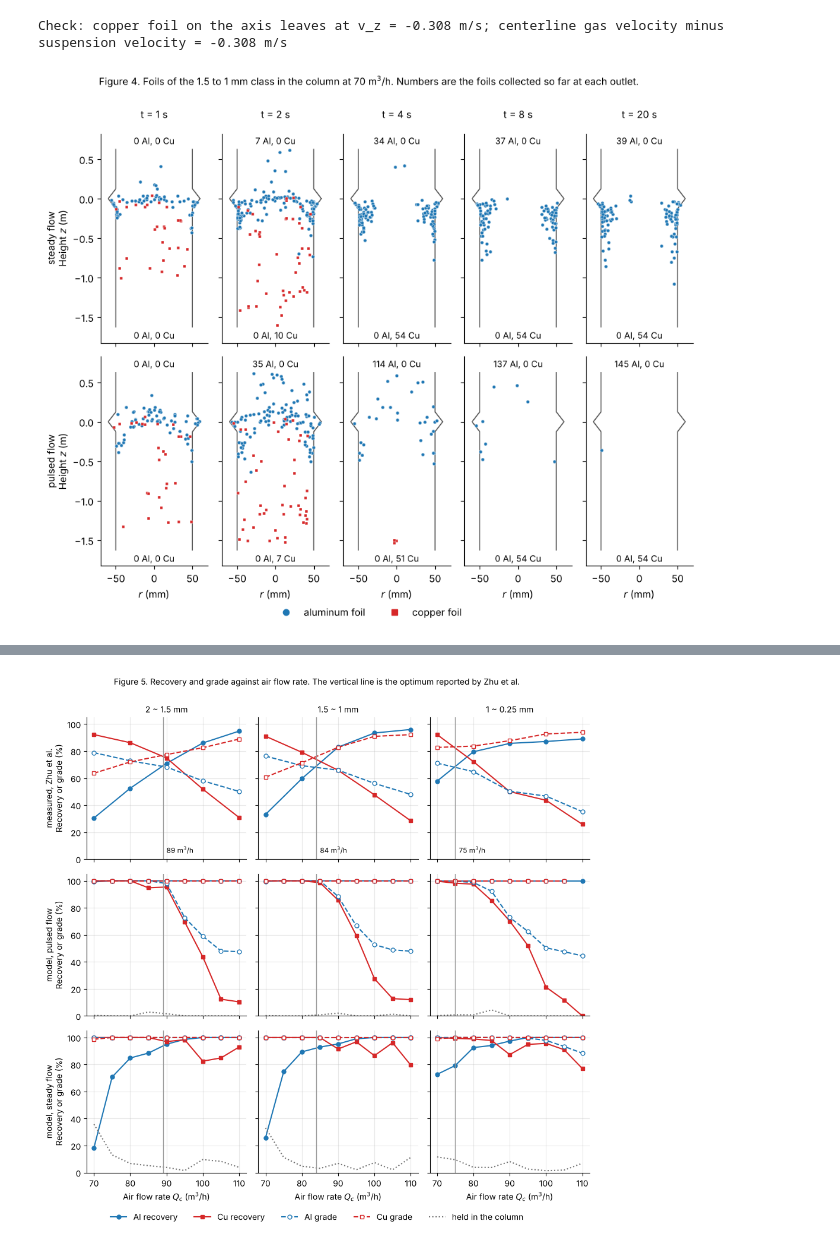
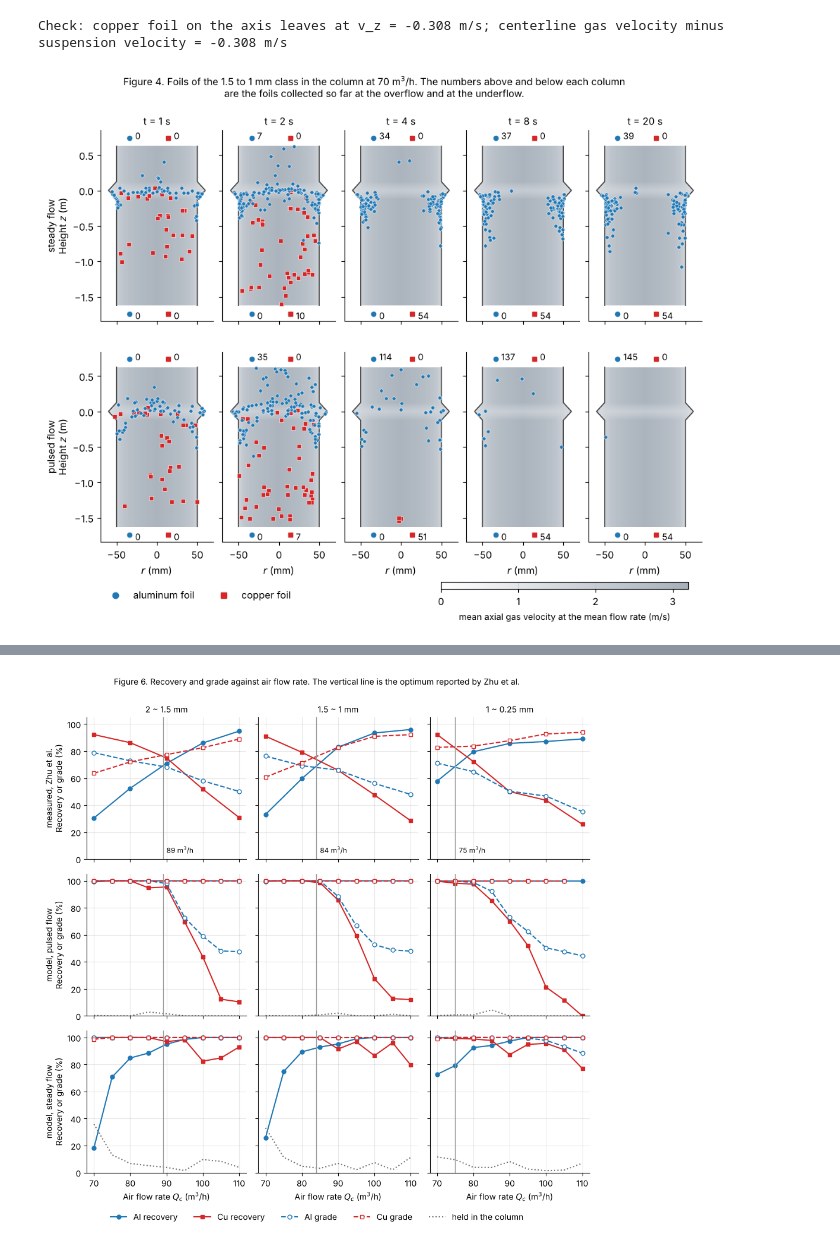
Before and after one commit to yogeshpanchalcodes/pneumatic-separation-model, a Jupyter notebook: Project_Check_In_Final_Project.ipynb, the cells around one changed output, grey strips where cells are left out. Cells and saved outputs as stored; diff of their text form; code cells hidden in the pictures.

```diff
--- a/Project_Check_In_Final_Project.ipynb
+++ b/Project_Check_In_Final_Project.ipynb
@@ -359,7 +359,7 @@ The next cell is the multi-particle model of Sections 2.2, 2.6 and 2.7. One call
 import jax, jax.numpy as jnp
 jax.config.update("jax_enable_x64", True)
 
-dt, T_run, stride = 2.0e-3, 20.0, 100         # time step (s), simulated time (s), steps between stored frames
+dt, T_run, stride = 2.0e-3, 20.0, 10          # time step (s), simulated time (s), steps between stored frames
 e_rest = 0.4                                  # restitution coefficient, particle-particle and particle-wall
 x_al = 52.49 / (52.49 + 64.37)                # aluminum mass fraction of the foils (Zhu et al.)
 n_al = round(200 * (x_al / rho["Al"]) / (x_al / rho["Al"] + (1 - x_al) / rho["Cu"]))
@@ -463,33 +463,45 @@ for name, (lo, hi) in classes.items():
             state, fr = sweep(p, jnp.asarray(flows) / 3600, A * jnp.asarray(flows) / 3600, 0.0)
             no_turbulence[mode] = pd.DataFrame([split(p, is_al, s) for s in np.asarray(state[4])], index=flows)
 # %%
+from matplotlib.colors import LinearSegmentedColormap
+gas_cmap = LinearSegmentedColormap.from_list("gas", ["#ffffff", "#a7b0ba"])   # white (gas at rest) to gray (fastest gas)
+
 def snapshots(axs, mode, name, Q, times):
     r, z, status, is_al, t_feed = frames[mode, name]
     i = list(flows).index(Q)
-    zz = np.linspace(z_bot, z_top, 300)
+    zz = np.linspace(z_bot, z_top, 500)
+    rr = np.linspace(-0.0605, 0.0605, 122)
+    RR, ZZ = np.meshgrid(rr, zz)
+    UZ = np.where(np.abs(RR) <= wall(ZZ), gas_field(RR, ZZ, Q / 3600)[1], np.nan)   # mean axial gas velocity at the mean flow rate
     for a, t in zip(axs, times):
         k = int(round(t / (stride * dt))) - 1
-        a.plot(1e3 * wall(zz), zz, color="0.3", lw=1); a.plot(-1e3 * wall(zz), zz, color="0.3", lw=1)
+        im = a.pcolormesh(1e3 * rr, zz, UZ, cmap=gas_cmap, vmin=0, vmax=3.2, shading="auto", rasterized=True)
+        a.plot(1e3 * wall(zz), zz, color="0.25", lw=1.1); a.plot(-1e3 * wall(zz), zz, color="0.25", lw=1.1)
         inside = (status[i, k] == 0) & (t_feed <= t)
-        for metal, sel, mk in (("Al", is_al, "o"), ("Cu", ~is_al, "s")):
-            a.plot(1e3 * r[i, k][inside & sel], z[i, k][inside & sel], mk, ms=3.5, color=color[metal], mec="white", mew=0.3)
+        for metal, sel, mk in (("Cu", ~is_al, "s"), ("Al", is_al, "o")):
+            a.plot(1e3 * r[i, k][inside & sel], z[i, k][inside & sel], mk, ms=3.8, color=color[metal], mec="white", mew=0.4)
         top, bot = status[i, k] == 1, status[i, k] == -1
-        a.text(0, z_top + 0.04, f"{(top & is_al).sum()} Al, {(top & ~is_al).sum()} Cu", ha="center", va="bottom", fontsize=9)
-        a.text(0, z_bot - 0.04, f"{(bot & is_al).sum()} Al, {(bot & ~is_al).sum()} Cu", ha="center", va="top", fontsize=9)
-        a.set(xlim=(-70, 70), ylim=(z_bot - 0.2, z_top + 0.2), xticks=[-50, 0, 50])
+        for y, sel, va in ((z_top + 0.07, top, "bottom"), (z_bot - 0.07, bot, "top")):          # foils collected so far at each outlet
+            for x, metal, n, mk in ((-34, "Al", (sel & is_al).sum(), "o"), (14, "Cu", (sel & ~is_al).sum(), "s")):
+                a.plot(x, y + (0.045 if va == "bottom" else -0.045), mk, ms=4.5, color=color[metal], clip_on=False)
+                a.text(x + 7, y, f"{n}", ha="left", va=va, fontsize=9)
+        a.set(xlim=(-70, 70), ylim=(z_bot - 0.22, z_top + 0.22), xticks=[-50, 0, 50])
         a.grid(False)
+    return im
 
 times, Q_show = (1, 2, 4, 8, 20), 70
-fig, ax = plt.subplots(2, 5, figsize=(9.5, 7.6), sharex=True, sharey=True)
+fig, ax = plt.subplots(2, 5, figsize=(9.5, 7.8), sharex=True, sharey=True)
 for row, mode in enumerate(("steady", "pulsed")):
-    snapshots(ax[row], mode, "1.5 ~ 1 mm", Q_show, times)
+    im = snapshots(ax[row], mode, "1.5 ~ 1 mm", Q_show, times)
     ax[row, 0].set_ylabel(f"{mode} flow\nHeight $z$ (m)")
-for a, t in zip(ax[0], times): a.set_title(f"t = {t} s", fontsize=10, pad=16)
+for a, t in zip(ax[0], times): a.set_title(f"t = {t} s", fontsize=10, pad=6)
 for a in ax[1]: a.set_xlabel("$r$ (mm)")
 handles = [Line2D([], [], marker="o", ls="", color=color["Al"], label="aluminum foil"), Line2D([], [], marker="s", ls="", color=color["Cu"], label="copper foil")]
-fig.legend(handles=handles, loc="lower center", ncol=2, frameon=False, bbox_to_anchor=(0.5, -0.03))
-fig.suptitle(f"Figure 4. Foils of the 1.5 to 1 mm class in the column at {Q_show} m$^3$/h. Numbers are the foils collected so far at each outlet.", y=1.0, fontsize=10)
-plt.tight_layout()
+fig.subplots_adjust(left=0.09, right=0.99, top=0.885, bottom=0.135, wspace=0.08, hspace=0.16)
+fig.legend(handles=handles, loc="lower left", ncol=2, frameon=False, bbox_to_anchor=(0.085, 0.012))
+cax = fig.add_axes([0.60, 0.050, 0.37, 0.013])
+fig.colorbar(im, cax=cax, orientation="horizontal", ticks=[0, 1, 2, 3]).set_label("mean axial gas velocity at the mean flow rate (m/s)", fontsize=9)
+fig.suptitle(f"Figure 4. Foils of the 1.5 to 1 mm class in the column at {Q_show} m$^3$/h. The numbers above and below each column\nare the foils collected so far at the overflow and at the underflow.", y=0.985, fontsize=10)
 plt.show()
 # %% [output]
-[figure, old version]
+[figure, new version]
```
Also changed, not shown: parts of 6 cells of this notebook, 1 other file.
